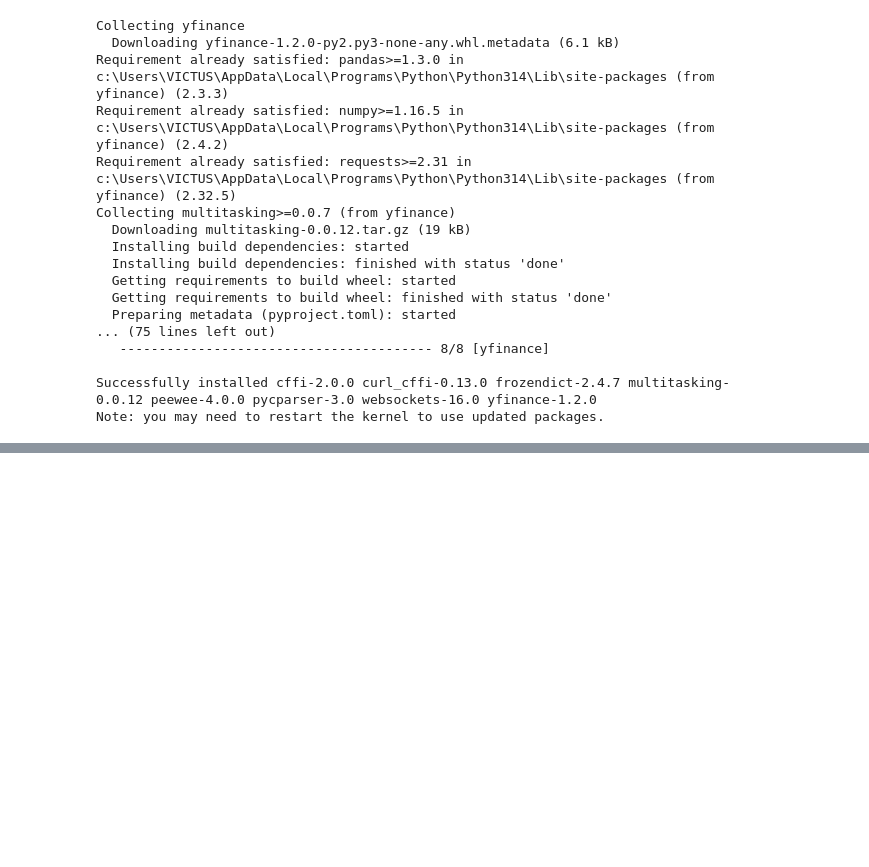
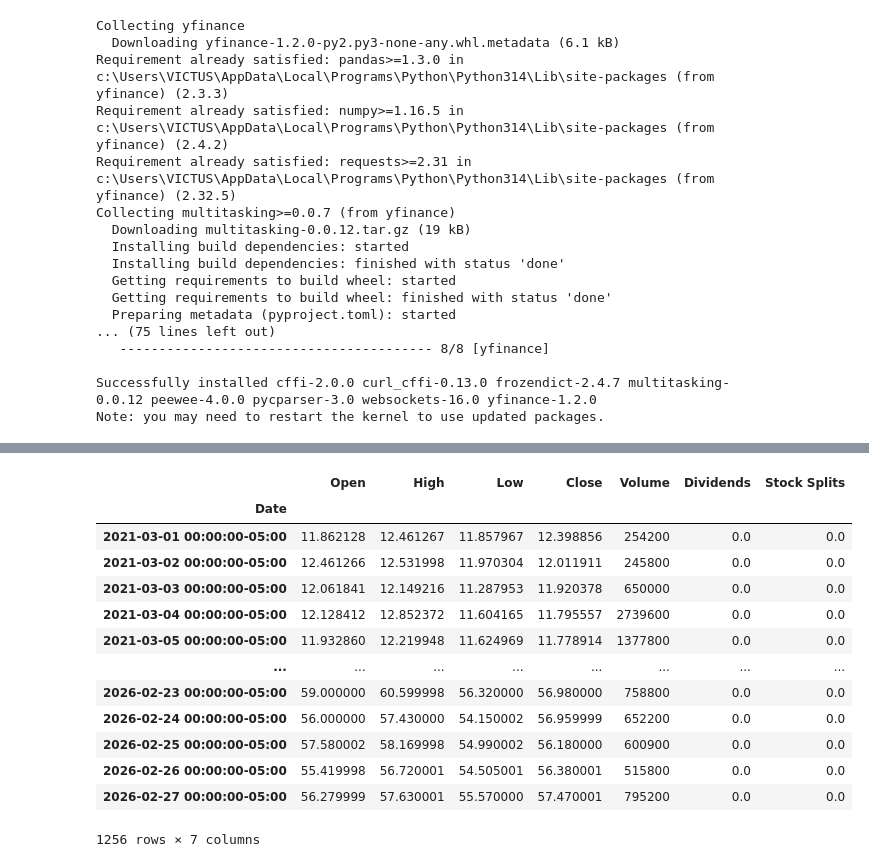
Before and after one commit to Dashrath7489/python, a Jupyter notebook: Web_Scraping/web_scraping.ipynb, the cells around one changed output, grey strips where cells are left out. Saved outputs shown, nothing was run; the diff lists cells and outputs as text; code cells hidden in the pictures; blank space fills up the shorter version.

```diff
--- a/Web_Scraping/web_scraping.ipynb
+++ b/Web_Scraping/web_scraping.ipynb
@@ -113,0 +179,19 @@ Note: you may need to restart the kernel to use updated packages.
+# %%
+us = yf.Ticker("Gold")
+hisroty = us.history("5y")
+hisroty
+# %% [output]
+|  | Open | High | Low | Close | Volume | Dividends | Stock Splits |
+| Date |  |  |  |  |  |  |  |
+| 2021-03-01 00:00:00-05:00 | 11.862128 | 12.461267 | 11.857967 | 12.398856 | 254200 | 0.0 | 0.0 |
+| 2021-03-02 00:00:00-05:00 | 12.461266 | 12.531998 | 11.970304 | 12.011911 | 245800 | 0.0 | 0.0 |
+| 2021-03-03 00:00:00-05:00 | 12.061841 | 12.149216 | 11.287953 | 11.920378 | 650000 | 0.0 | 0.0 |
+| 2021-03-04 00:00:00-05:00 | 12.128412 | 12.852372 | 11.604165 | 11.795557 | 2739600 | 0.0 | 0.0 |
+| 2021-03-05 00:00:00-05:00 | 11.932860 | 12.219948 | 11.624969 | 11.778914 | 1377800 | 0.0 | 0.0 |
+| ... | ... | ... | ... | ... | ... | ... | ... |
+| 2026-02-23 00:00:00-05:00 | 59.000000 | 60.599998 | 56.320000 | 56.980000 | 758800 | 0.0 | 0.0 |
+| 2026-02-24 00:00:00-05:00 | 56.000000 | 57.430000 | 54.150002 | 56.959999 | 652200 | 0.0 | 0.0 |
+| 2026-02-25 00:00:00-05:00 | 57.580002 | 58.169998 | 54.990002 | 56.180000 | 600900 | 0.0 | 0.0 |
+| 2026-02-26 00:00:00-05:00 | 55.419998 | 56.720001 | 54.505001 | 56.380001 | 515800 | 0.0 | 0.0 |
+| 2026-02-27 00:00:00-05:00 | 56.279999 | 57.630001 | 55.570000 | 57.470001 | 795200 | 0.0 | 0.0 |
+1256 rows × 7 columns
```
Also changed, not shown: parts of 5 cells of this notebook, 1 other file.
